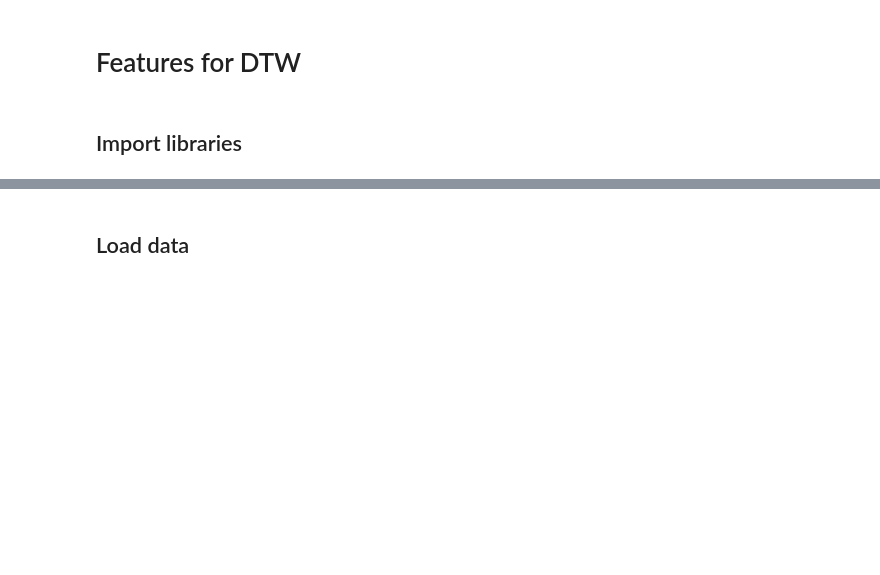
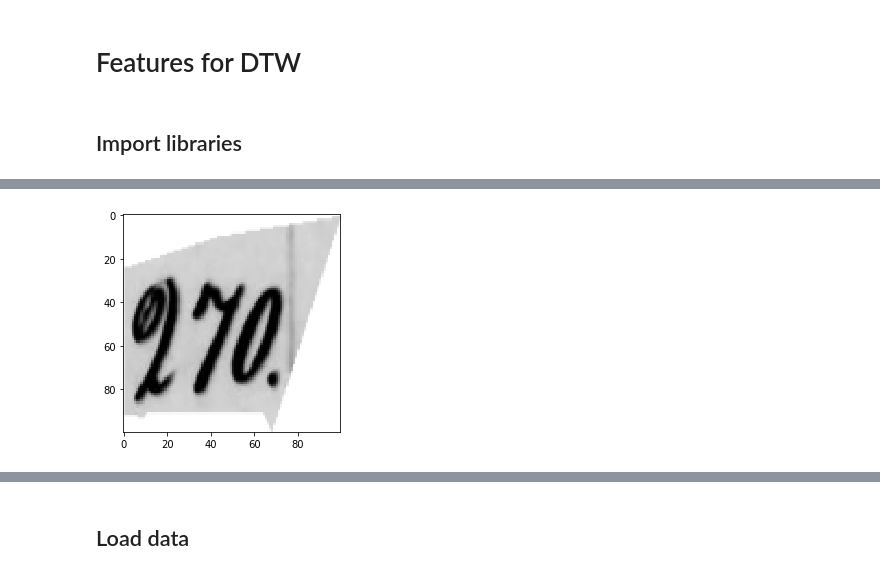
Before and after one commit to PatPat2020/3_Keyword_Spotting, a Jupyter notebook: Code/FeatureVectors.ipynb, the cells around one changed output, grey strips where cells are left out. Saved outputs shown, nothing was run; the diff lists cells and outputs as text; code cells hidden in the pictures; blank space fills up the shorter version.

```diff
--- a/Code/FeatureVectors.ipynb
+++ b/Code/FeatureVectors.ipynb
@@ -14,0 +76,6 @@ mnist_train = "./../dataset/csv/mnist_train.csv"
+# %%
+resizedimg = resize(trimmedimg, (100, 100))
+plt.imshow(resizedimg, cmap=plt.cm.gray)
+plt.show()
+# %% [output]
+[figure, added]
```
Also changed, not shown: parts of 7 cells of this notebook.
